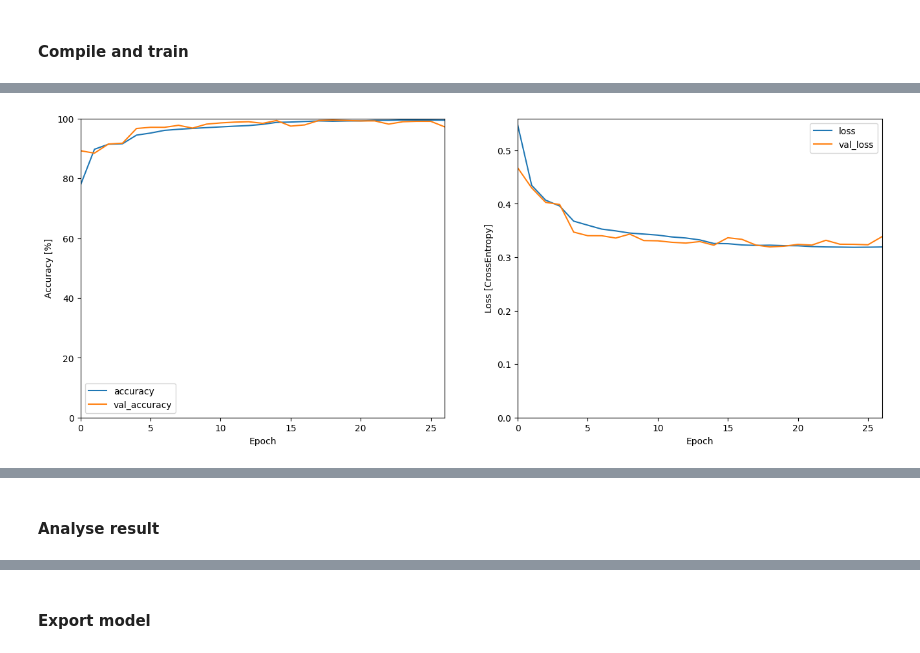
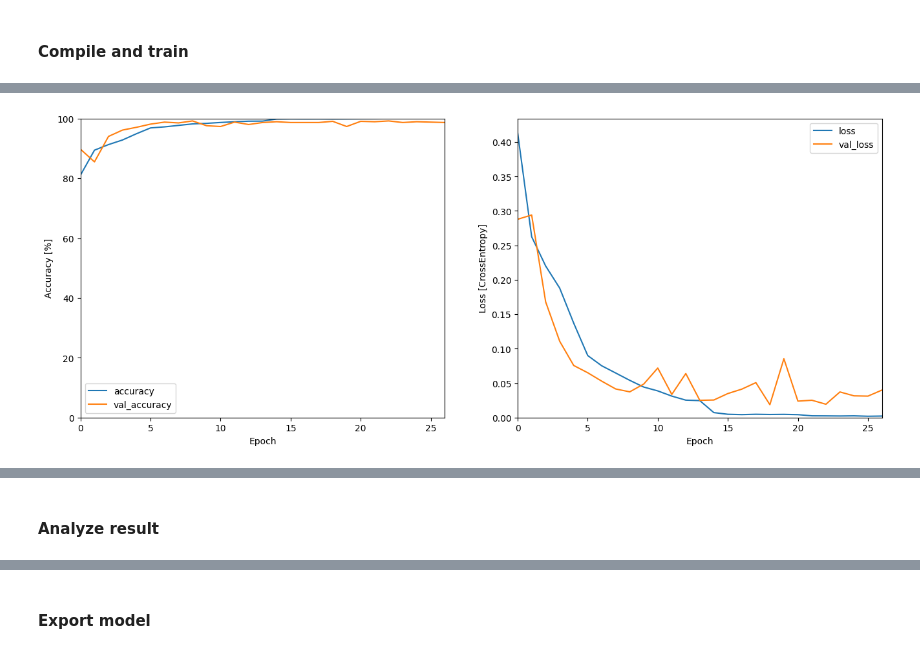
Before and after one commit to claesrolen/PAIHT24D_proj, a Jupyter notebook: train.ipynb, the cells around one changed output, grey strips where cells are left out. Drawn from its saved outputs; the diff is of its cells as text; code cells hidden in the pictures.

```diff
--- a/train.ipynb
+++ b/train.ipynb
@@ -33,6 +33,10 @@ from sklearn.ensemble import RandomForestClassifier
 from sklearn.metrics import confusion_matrix, ConfusionMatrixDisplay, classification_report
 
 from utils import get_spectrogram, plot_spectrogram, plot_eval
+
+DO_RANDOM_FOREST = True
+DO_TSNE = True
+DO_TSNE_IMG = True
 # %% [markdown]
 #### Assure repeatability
 # %%
@@ -104,11 +106,12 @@ for i in range(n):
 # %% [output]
 [figure]
 # %%
-fig, ax = plt.subplots(2, figsize=(9, 6))
+fig, ax = plt.subplots(2, figsize=(6, 6))
 ax[0].plot(ex_data[11])
 ax[0].set_title("Waveform")
 Smel = get_spectrogram(ex_data[11])
 plot_spectrogram(Smel, ax[1])
 ax[1].set_title("Mel Spectrogram")
+plt.savefig('DOC/mel_feature.png', bbox_inches='tight')
 plt.show()
 # %% [output]
@@ -394,7 +404,7 @@ model_fcn = tfk.models.Sequential(
         tfk.layers.MaxPooling2D(),
         tfk.layers.Conv2D(256, 1, activation="leaky_relu"),
         tfk.layers.Conv2D(128, 1, activation="leaky_relu"),
-        tfk.layers.Conv2D(num_labels, (1, 1), activation="sigmoid"),
+        tfk.layers.Conv2D(num_labels, (1, 1), activation="softmax"),
         tfk.layers.GlobalMaxPooling2D(),
     ]
 )
@@ -436,9 +446,9 @@ tensorboard_callback = tf.keras.callbacks.TensorBoard(log_dir=log_dir, histogram
 # Use adaptive learning rate
 def lr_schedule(epoch):
     if epoch > 20:
-        return 0.00002
+        return 0.00001
     if epoch > 13:
-        return 0.00005
+        return 0.00003
     elif epoch > 2:
         return 0.0002
     else:
@@ -464,18 +474,18 @@ callbacks = [learnRate_cb, earlyStop_cb,tensorboard_callback]
 EPOCHS = 50
 model_fcn.compile(
     optimizer=tfk.optimizers.Adam(),
-    loss=tfk.losses.CategoricalCrossentropy(from_logits=True),
+    loss=tfk.losses.CategoricalCrossentropy(),
     metrics=[
-        # "accuracy",
         tfk.metrics.CategoricalAccuracy(),
-        tfk.metrics.FalseNegatives(),
-        tfk.metrics.TrueNegatives(),
-        tfk.metrics.FalsePositives(),
-        tfk.metrics.TruePositives(),
-        tfk.metrics.Precision(),
-        tfk.metrics.Recall(),
+        # tfk.metrics.FalseNegatives(),
+        # tfk.metrics.TrueNegatives(),
+        # tfk.metrics.FalsePositives(),
+        # tfk.metrics.TruePositives(),
+        # tfk.metrics.Precision(),
+        # tfk.metrics.Recall(),
     ],
 )
+
 history = model_fcn.fit(
     train_ds,
     validation_data=val_ds,
@@ -485,6 +495,8 @@ history = model_fcn.fit(
 )
 
 plot_eval(history)
+plt.savefig('DOC/fcn_train.png', bbox_inches='tight')
+plt.show()
 
 a = model_fcn.evaluate(test_ds, return_dict=True)
 print(
@@ -514 +526 @@ Loss:     0.3263
-[figure, old version]
+[figure, new version]
@@ -515,2 +530,2 @@ Loss:     0.3263
 # %% [markdown]
-#### Analyse result
+#### Analyze result
```
Also changed, not shown: parts of 21 cells of this notebook, 14 other files.
